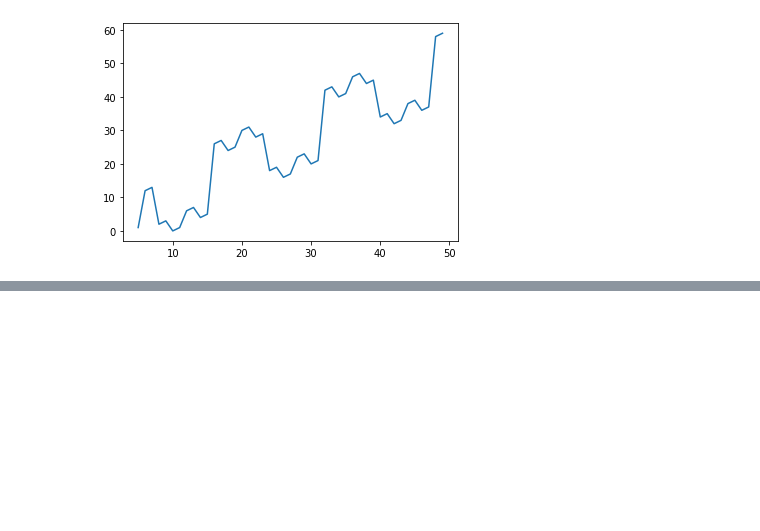
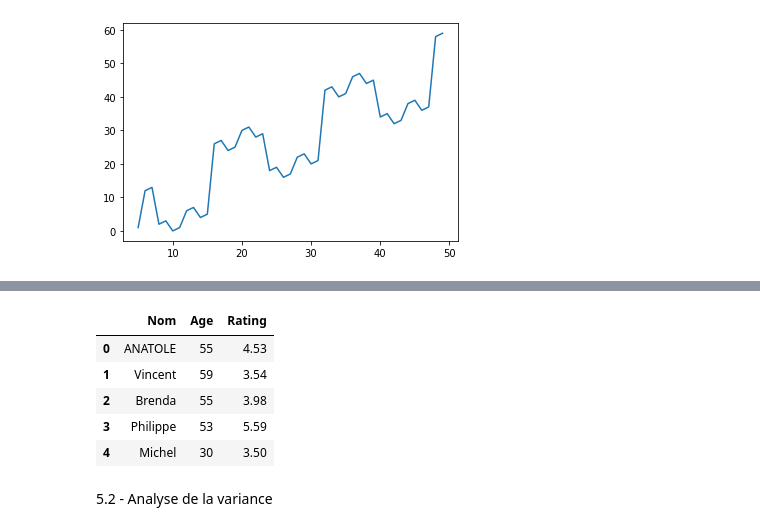
Before and after one commit to CassiaFa/Analyse_Donnees, a Jupyter notebook: analyse.ipynb, the cells around one changed output, grey strips where cells are left out. Cells and saved outputs as stored; diff of their text form; code cells hidden in the pictures; blank space fills up the shorter version.

```diff
--- a/analyse.ipynb
+++ b/analyse.ipynb
@@ -198,0 +238,12 @@ plt.show()
+# %%
+tc.head()
+# %% [output]
+|  | Nom | Age | Rating |
+| 0 | ANATOLE | 55 | 4.53 |
+| 1 | Vincent | 59 | 3.54 |
+| 2 | Brenda | 55 | 3.98 |
+| 3 | Philippe | 53 | 5.59 |
+| 4 | Michel | 30 | 3.50 |
+# %% [markdown]
+
+5.2 - Analyse de la variance
```
Also changed, not shown: parts of 16 cells of this notebook.
